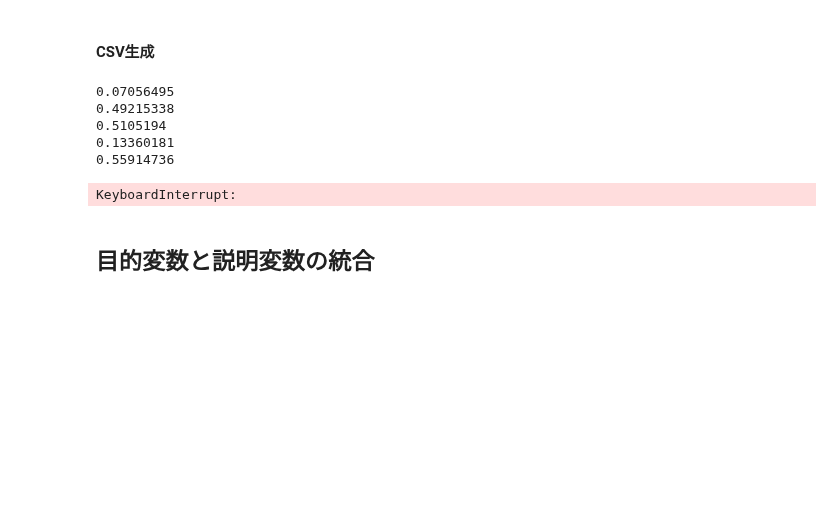
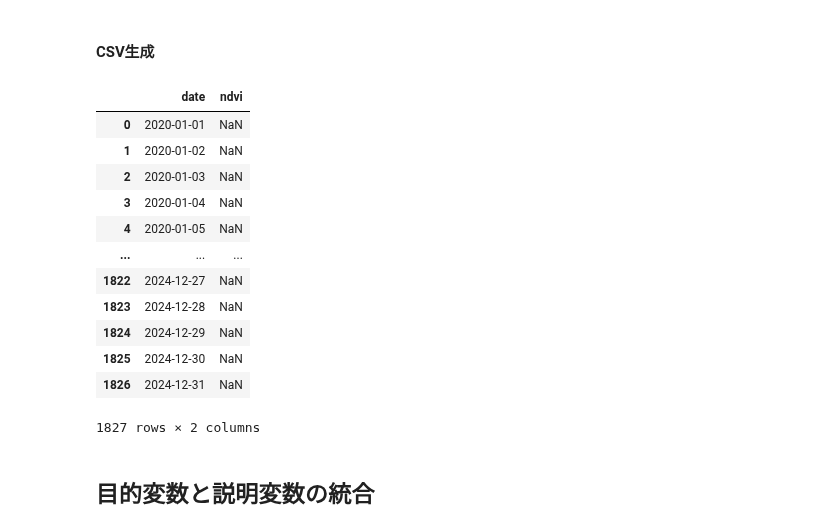
Before and after one commit to ShotaSasaki-HU/ASTRO-CAMP-2025, a Jupyter notebook: sarimax.ipynb, the cells around one changed output. Drawn from its saved outputs; the diff is of its cells as text; code cells hidden in the pictures; blank space fills up the shorter version.

```diff
--- a/sarimax.ipynb
+++ b/sarimax.ipynb
@@ -309,10 +309,6 @@ df_degree_days
 # %% [markdown]
 #### CSV生成
 # %%
-df = pd.DataFrame({
-    "date": pd.date_range(start="2020-01-01", end="2024-12-31", freq="D")
-})
-
 # 水田マスクの読み込み
 def load_paddy_mask(paddy_path):
     with rasterio.open(paddy_path) as mask_src:
@@ -347,42 +343,55 @@ def get_mean_ndvi_from_fujian_subset(parent_path, paddy_data, paddy_transform, p
         src_transform=paddy_transform,
         src_crs=paddy_crs,
         dst_transform=profile["transform"],
         dst_crs=profile["crs"],
         dst_resolution=(profile["transform"][0], -profile["transform"][4]),
         resampling=Resampling.nearest, # マスクなので最近傍補間
     )
     # マスク適用（1が二期作の水田・0が非水田）
     ndvi = np.ma.masked_where(reprojected_mask != 1, ndvi)
 
     return np.nanmean(ndvi)
 
 root_directory_path = "/content/drive/MyDrive/アストロキャンプ/planet"
 root_path = Path(root_directory_path) # Pathオブジェクトを作成
 
 # '*/composite.tif' のパターンで、全ての該当ファイルを検索
 tiff_files = sorted(root_path.glob('*/composite.tif'))
 
 # 水田マスクのTIFF画像を一度だけ読み込み
 paddy_path = (
         "https://github.com/ShotaSasaki-HU/ASTRO-CAMP-2025/raw/refs/heads/main/"
         "data/classified-Fujian-2024-double_rice-v1.tif"
     )
 paddy_data, paddy_transform, paddy_crs = load_paddy_mask(paddy_path)
 
-for tiff_path in tiff_files:
+ndvi_dict = {}
+for tiff_path in tqdm(tiff_files, desc="Processing NDVI"):
     folder_name = tiff_path.parent.name # 親フォルダの名前を取得
     date_string = folder_name.split('_')[0] # フォルダ名の日付部分を取得
     date_dt = dt.datetime.strptime(date_string, '%Y%m%d').date() # 日付文字列をdatetimeオブジェクトに変換
-    print(get_mean_ndvi_from_fujian_subset(tiff_path.parent, paddy_data, paddy_transform, paddy_crs))
+    ndvi_dict[date_dt] = get_mean_ndvi_from_fujian_subset(tiff_path.parent, paddy_data, paddy_transform, paddy_crs)
 
-df
+df_ndvi = pd.DataFrame({
+    "date": pd.date_range(start="2020-01-01", end="2024-12-31", freq="D")
+})
+df_ndvi['ndvi'] = df_ndvi['date'].map(ndvi_dict)
+
+df_ndvi
 # %% [output]
+|  | date | ndvi |
+| 0 | 2020-01-01 | NaN |
+| 1 | 2020-01-02 | NaN |
+| 2 | 2020-01-03 | NaN |
+| 3 | 2020-01-04 | NaN |
+| 4 | 2020-01-05 | NaN |
+| ... | ... | ... |
+| 1822 | 2024-12-27 | NaN |
+| 1823 | 2024-12-28 | NaN |
+| 1824 | 2024-12-29 | NaN |
+| 1825 | 2024-12-30 | NaN |
+| 1826 | 2024-12-31 | NaN |
-0.07056495
-0.49215338
-0.5105194
-0.13360181
-0.55914736
+1827 rows × 2 columns
-KeyboardInterrupt:
 # %% [markdown]
 ## 目的変数と説明変数の統合
 # %%
```
